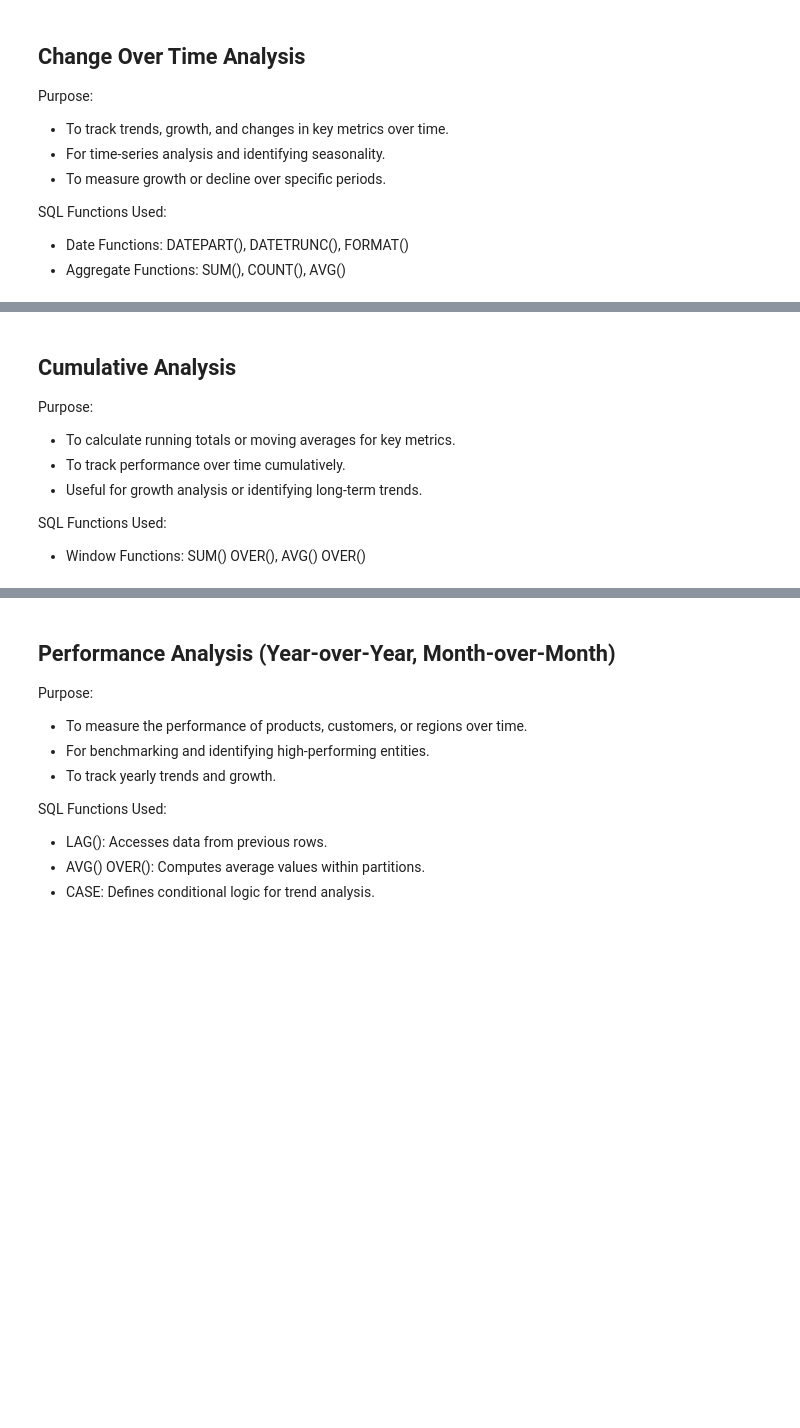
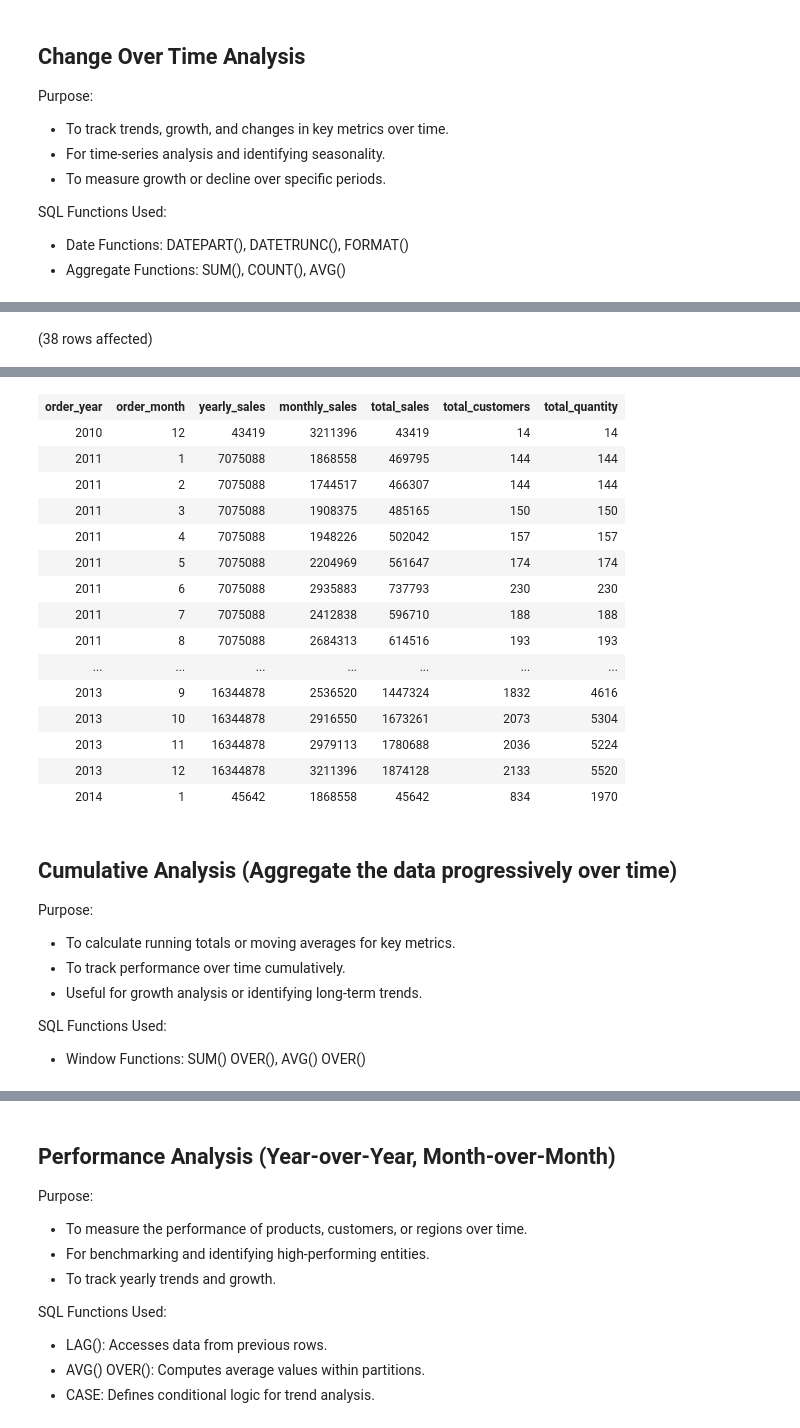
Before and after one commit to Ali-Ghafarian/sql-project-warehouse-and-analytics, a Jupyter notebook: eda_data_analysis/eda.ipynb, the cells around one changed output, grey strips where cells are left out. Drawn from its saved outputs; the diff is of its cells as text; code cells hidden in the pictures; blank space fills up the shorter version.

```diff
--- a/eda_data_analysis/eda.ipynb
+++ b/eda_data_analysis/eda.ipynb
@@ -587,8 +647,10 @@ SQL Functions Used:
 # %%
--- Analyse sales performance over time using Quick Date Functions
+-- All in one for more granular view
 SELECT
     YEAR(order_date) AS order_year,
     MONTH(order_date) AS order_month,
+    SUM(SUM(sales_amount)) OVER (PARTITION BY YEAR(order_date)) AS yearly_sales,
+    SUM(SUM(sales_amount)) OVER (PARTITION BY MONTH(order_date)) AS monthly_sales,
     SUM(sales_amount) AS total_sales,
     COUNT(DISTINCT customer_key) AS total_customers,
     SUM(quantity) AS total_quantity
@@ -596,3 +658,5 @@ FROM gold.fact_sales
 WHERE order_date IS NOT NULL
 GROUP BY YEAR(order_date), MONTH(order_date)
 ORDER BY YEAR(order_date), MONTH(order_date);
+# %% [output]
+(38 rows affected)
@@ -599 +664,17 @@ ORDER BY YEAR(order_date), MONTH(order_date);
+| order_year | order_month | yearly_sales | monthly_sales | total_sales | total_customers | total_quantity |
+| 2010 | 12 | 43419 | 3211396 | 43419 | 14 | 14 |
+| 2011 | 1 | 7075088 | 1868558 | 469795 | 144 | 144 |
+| 2011 | 2 | 7075088 | 1744517 | 466307 | 144 | 144 |
+| 2011 | 3 | 7075088 | 1908375 | 485165 | 150 | 150 |
+| 2011 | 4 | 7075088 | 1948226 | 502042 | 157 | 157 |
+| 2011 | 5 | 7075088 | 2204969 | 561647 | 174 | 174 |
+| 2011 | 6 | 7075088 | 2935883 | 737793 | 230 | 230 |
+| 2011 | 7 | 7075088 | 2412838 | 596710 | 188 | 188 |
+| 2011 | 8 | 7075088 | 2684313 | 614516 | 193 | 193 |
+| ... | ... | ... | ... | ... | ... | ... |
+| 2013 | 9 | 16344878 | 2536520 | 1447324 | 1832 | 4616 |
+| 2013 | 10 | 16344878 | 2916550 | 1673261 | 2073 | 5304 |
+| 2013 | 11 | 16344878 | 2979113 | 1780688 | 2036 | 5224 |
+| 2013 | 12 | 16344878 | 3211396 | 1874128 | 2133 | 5520 |
+| 2014 | 1 | 45642 | 1868558 | 45642 | 834 | 1970 |
 # %%
@@ -621,11 +706,13 @@ ORDER BY FORMAT(order_date, 'yyyy-MMM');
 # %% [markdown]
-## Cumulative Analysis
+## Cumulative Analysis (Aggregate the data progressively over time)
 
 Purpose:
+
 - To calculate running totals or moving averages for key metrics.
 - To track performance over time cumulatively.
 - Useful for growth analysis or identifying long-term trends.
 
 SQL Functions Used:
+
 - Window Functions: SUM() OVER(), AVG() OVER()
 # %%
```
Also changed, not shown: parts of 19 cells of this notebook.
